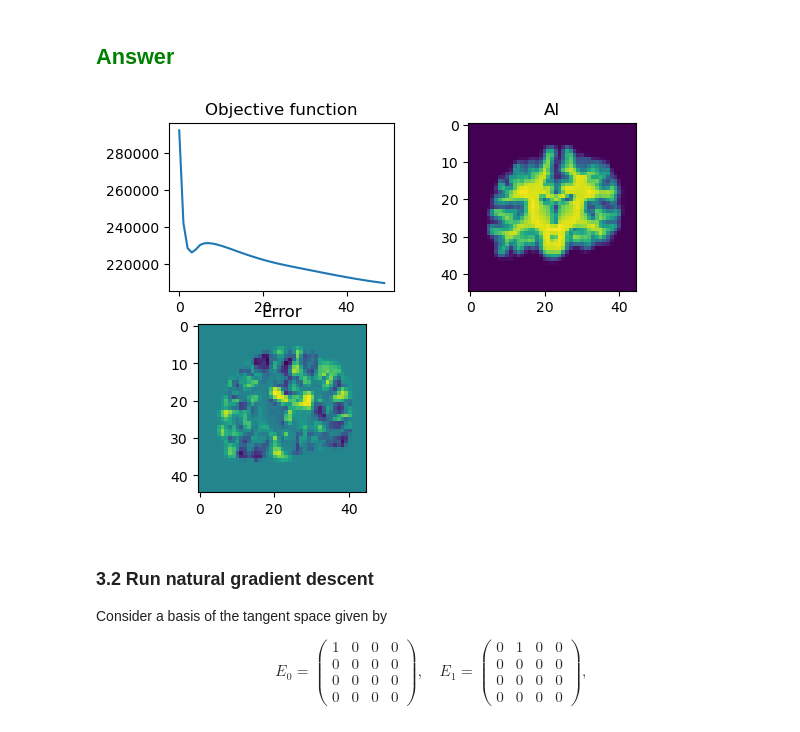
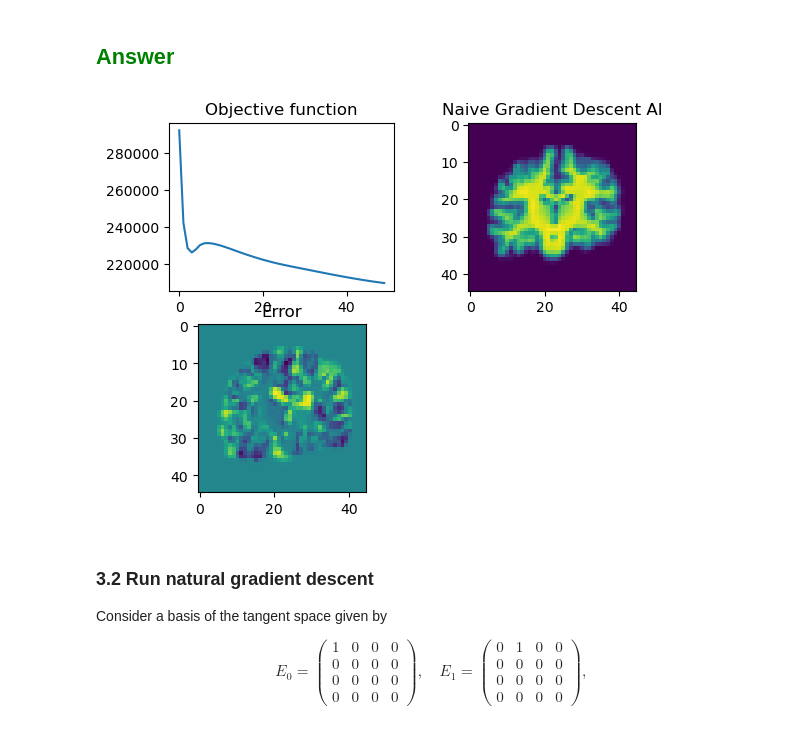
Before and after one commit to Simonlee711/UCLA-Grad-Courses, a Jupyter notebook: BIOMATH208/hw3/pset3.ipynb, the cells around one changed output. Drawn from its saved outputs; the diff is of its cells as text; code cells hidden in the pictures.

```diff
--- a/BIOMATH208/hw3/pset3.ipynb
+++ b/BIOMATH208/hw3/pset3.ipynb
@@ -695,35 +591,35 @@ for it in range(niter):
     cost.append(np.sum(err**2) * voxel_volume)
     # Gradient calculations
     # Take derivative of transformed image
     dAI = np.stack(np.gradient(AI, *dJ), -1)
     # Append dAI with zeros
     dAI = np.concatenate((dAI, np.zeros(append_shape)), -1)
     # Append Xs with ones
     Xs = np.concatenate((Xs, np.ones(append_shape)), -1)
     # Multiply to get a 4x4 matrix at each voxel
     dAIXs = dAI[..., :, None] * Xs[..., None, :]
     # Integrate over all pixels
     grad_covector = -np.sum(err[..., None, None] * dAIXs, axis=(0, 1, 2)) * voxel_volume
     # Add covector to vector conversion here
     # You will have to convert a 3x4 matrix to a 12 element vector and back again
     grad_vector = grad_covector
     # Update parameter estimates
     A -= ep * grad_vector
     # Draw
     ax[0, 0].cla()
     ax[0, 0].plot(cost)
     ax[0, 0].set_title('Objective function')
     ax[0, 1].cla()
     ax[0, 1].imshow(np.rot90(AI[:, AI.shape[1]//2]))
-    ax[0, 1].set_title('AI')
+    ax[0, 1].set_title('Naive Gradient Descent AI')
     ax[1, 0].cla()
     ax[1, 0].imshow(np.rot90((AI - J)[:, AI.shape[1]//2]))
     ax[1, 0].set_title('Error')
     f.canvas.draw()
 
 plt.show()
 # %% [output]
-[figure, old version]
+[figure, new version]
 # %% [markdown]
 ### 3.2 Run natural gradient descent
 
```
Also changed, not shown: parts of 13 cells of this notebook, 1 other file.
